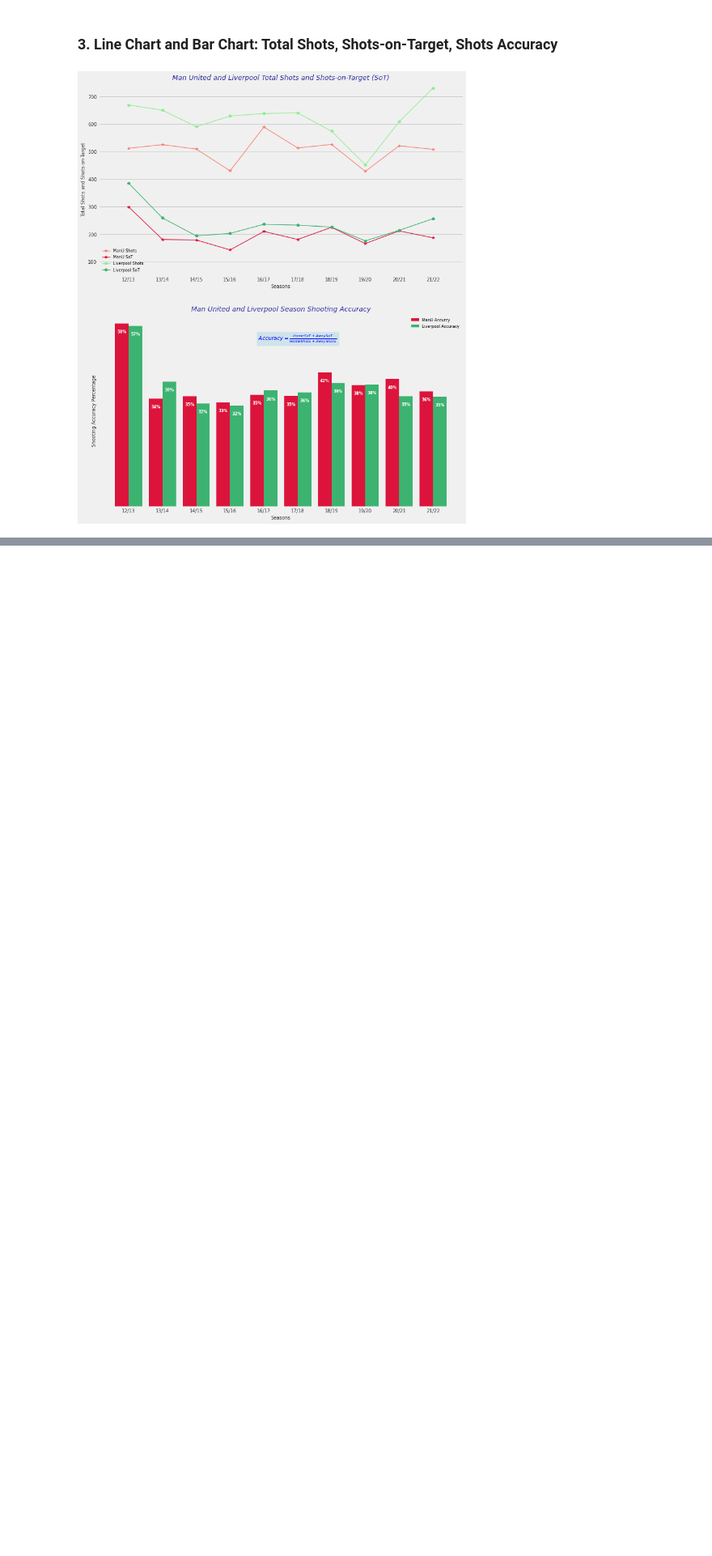
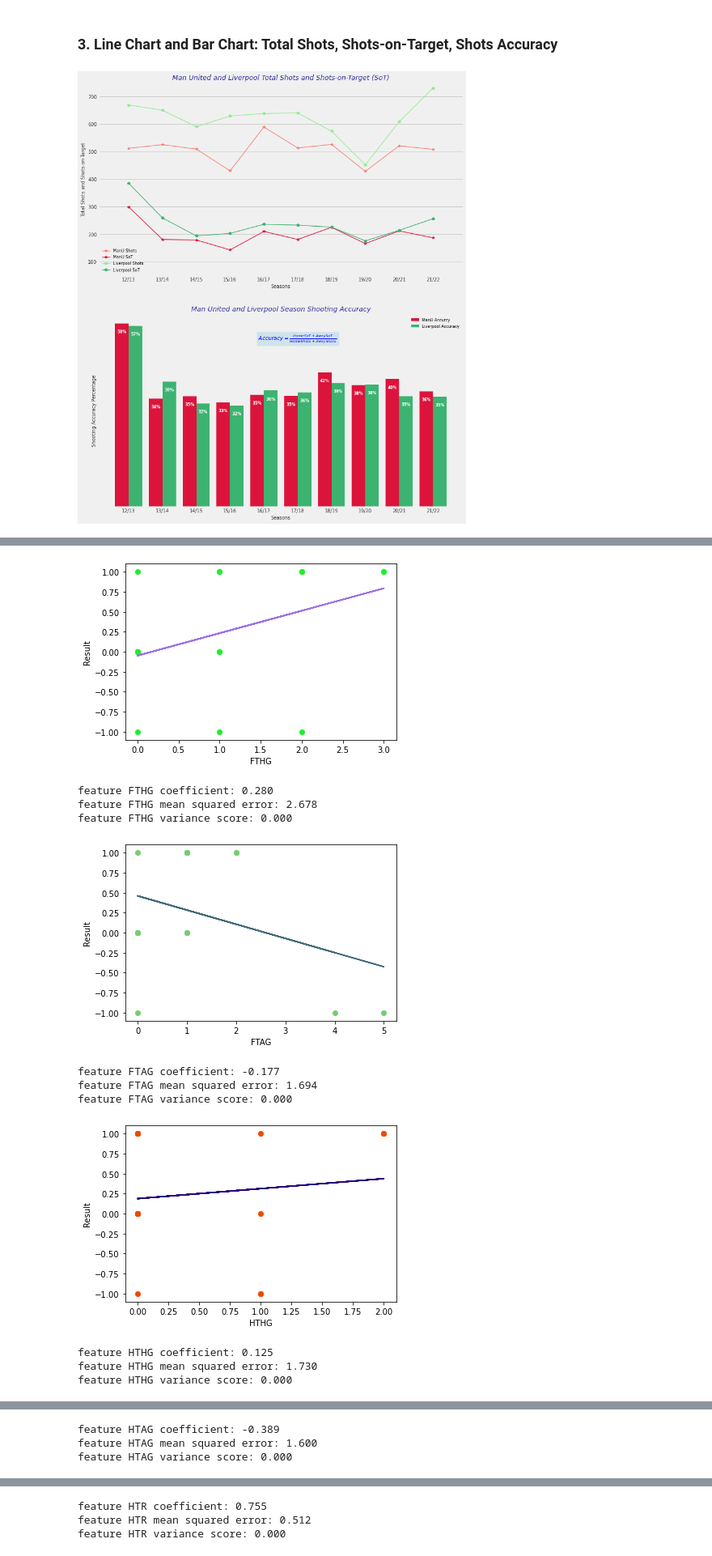
Before and after one commit to connie-zqq/LemonBalm_ManU_Data_Mining, a Jupyter notebook: ManU_Data_Mining.ipynb, the cells around one changed output, grey strips where cells are left out. Shown at 81% size. Drawn from its saved outputs; the diff is of its cells as text; code cells hidden in the pictures; blank space fills up the shorter version.

```diff
--- a/ManU_Data_Mining.ipynb
+++ b/ManU_Data_Mining.ipynb
@@ -472,0 +633,58 @@ plt.savefig('Comp_TotalShots_SoT_Accuracy.png')
+# %%
+#Use each feature to fit a linear regression model on the training set and plot the curve
+def plot_each_features(X_train, X_test, y_train, y_test, cal_average):
+    columns = len(X_train.columns)
+    y = y_train
+    i = 0
+    ces = {}
+    mses = {}
+    vss = {}
+    statistics = {}
+
+    for feature in X_train:
+        x = np.asarray(X_train[feature]).reshape(-1, 1)
+        model = LinearRegression().fit(x, y)
+
+        if not cal_average:
+            colors = np.random.rand(len(X_train.columns) + 1, 3)
+            plt.plot(x, model.predict(x), color=colors[len(X_train.columns)])
+            plt.ylabel("Result")
+            plt.xlabel(feature)
+            plt.scatter(x, y, color=colors[i])
+            i += 1
+            plt.show()
+
+        #Report the coefficients, mean squared error and variance score for the model on the test set.
+        x_test = np.asarray(X_test[feature]).reshape(-1, 1)
+        coe = np.mean(model.coef_)
+        mse = np.mean(((model.predict(x_test) - y_test) ** 2))
+        vs = model.score(x_test, y_test)
+        print("feature " + feature + " coefficient: %.3f" % coe)
+        print("feature " + feature + " mean squared error: %.3f" % mse)
+        print("feature " + feature + " variance score: %.3f\n" % vs)
+
+        if cal_average:
+            ces[feature] = coe
+            mses[feature] = mse
+            vss[feature] = vs
+
+    if cal_average:
+        statistics['ces'] = ces
+        statistics['mses'] = mses
+        statistics['vss'] = vss
+        return statistics
+# %%
+plot_each_features(X_ManU_train, X_ManU_test, y_ManU_train, y_ManU_test, False)
+# %% [output]
+[figure, added]
+feature FTHG coefficient: 0.280
+feature FTHG mean squared error: 2.678
+feature FTHG variance score: 0.000
+[figure, added]
+feature FTAG coefficient: -0.177
+feature FTAG mean squared error: 1.694
+feature FTAG variance score: 0.000
+[figure, added]
+feature HTHG coefficient: 0.125
+feature HTHG mean squared error: 1.730
+feature HTHG variance score: 0.000
@@ -472,0 +692,3 @@ plt.savefig('Comp_TotalShots_SoT_Accuracy.png')
+feature HTAG coefficient: -0.389
+feature HTAG mean squared error: 1.600
+feature HTAG variance score: 0.000
@@ -472,0 +696,3 @@ plt.savefig('Comp_TotalShots_SoT_Accuracy.png')
+feature HTR coefficient: 0.755
+feature HTR mean squared error: 0.512
+feature HTR variance score: 0.000
```
Also changed, not shown: parts of 12 cells of this notebook.
